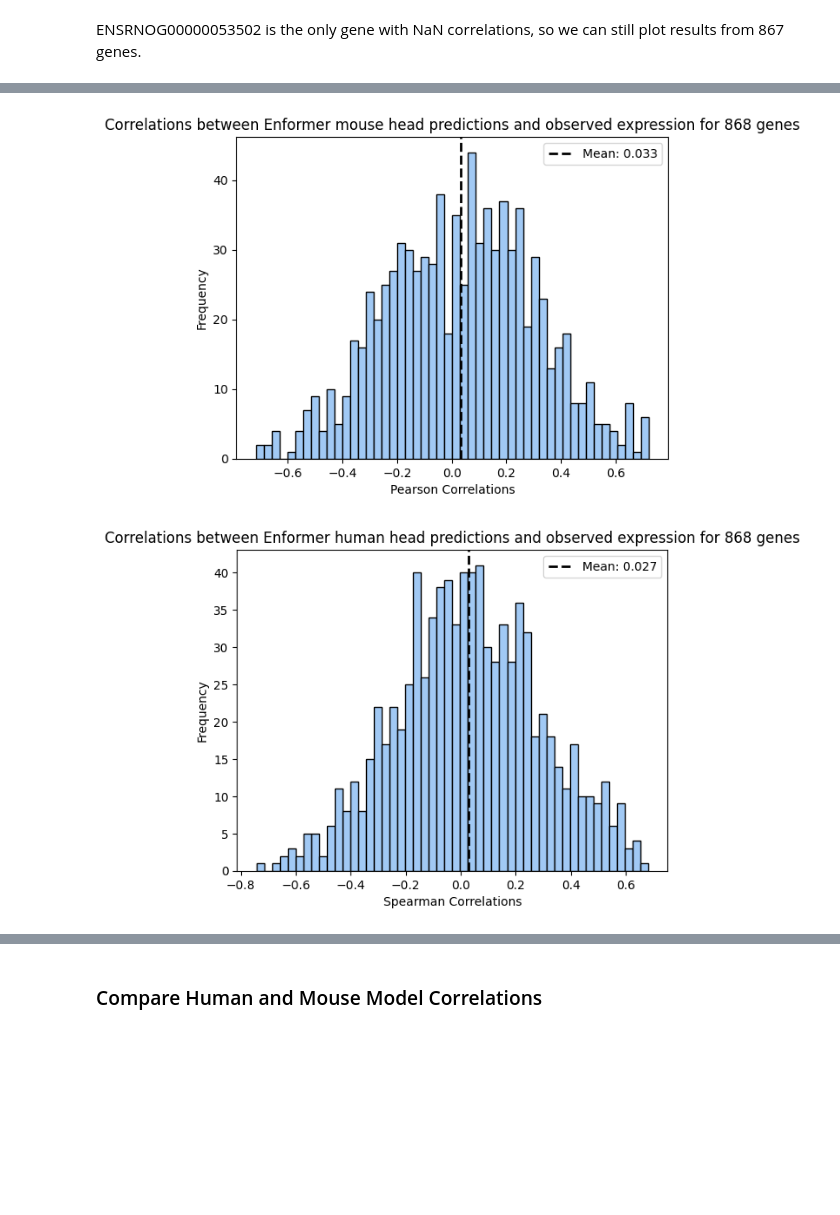
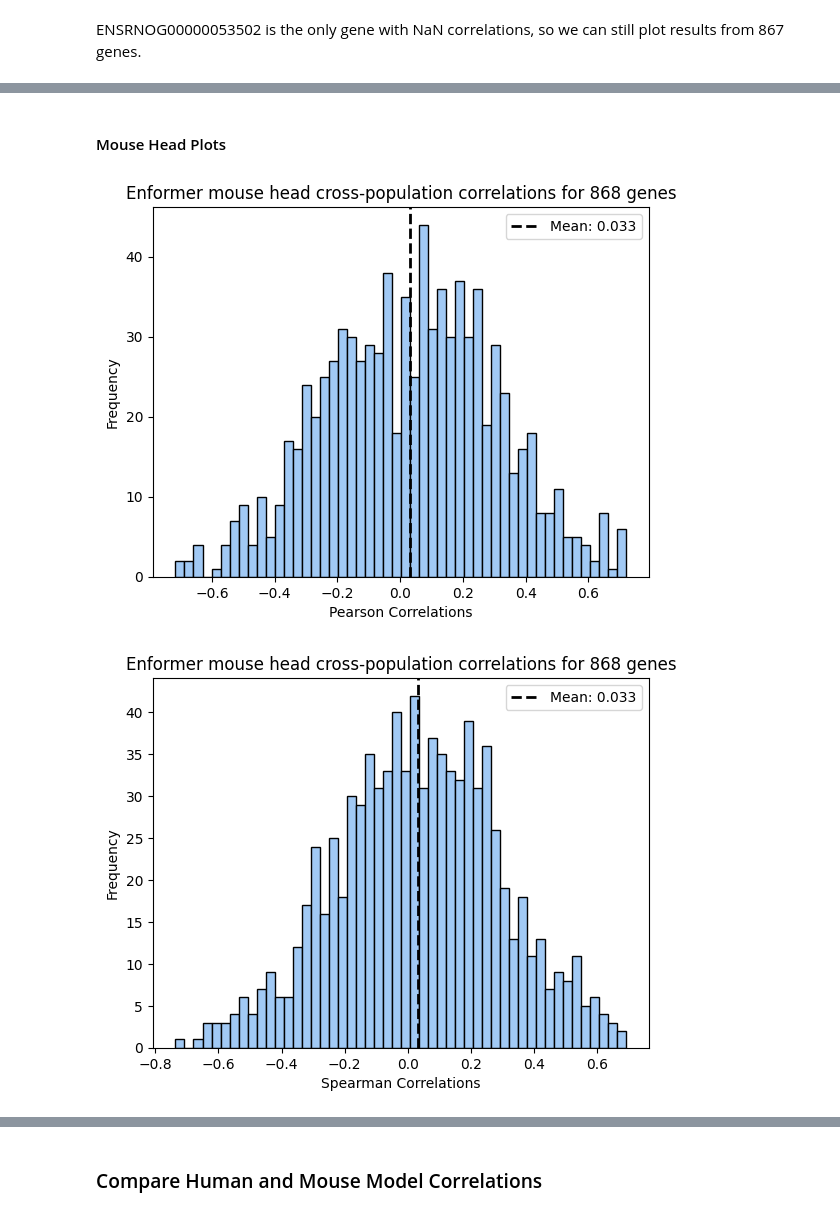
Before and after one commit to hakyimlab/sabrina-deep-learning-in-genomics, a Jupyter notebook: posts/2023-08-31-Br-personalized-prediction-on-more-genes/index.ipynb, the cells around one changed output, grey strips where cells are left out. Cells and saved outputs as stored; diff of their text form; code cells hidden in the pictures; blank space fills up the shorter version.

```diff
--- a/posts/2023-08-31-Br-personalized-prediction-on-more-genes/index.ipynb
+++ b/posts/2023-08-31-Br-personalized-prediction-on-more-genes/index.ipynb
@@ -82,3 +82,12 @@ with h5py.File(f"{project_dir}/selected_genes_mouse_and_human_predictions.h5", "
     for gene in file.keys():
         matrix = file[gene][:]
         expr_dict[gene] = pd.DataFrame(matrix, index = index, columns = ["observed", "human predicted", "mouse predicted"])
+# %%
+observed_matrix = pd.DataFrame(columns=gene_list)
+human_predicted_matrix = pd.DataFrame(columns=gene_list)
+mouse_predicted_matrix = pd.DataFrame(columns=gene_list)
+### dataframes for haky
+for gene in gene_list:
+    observed_matrix[gene] = expr_dict[gene]['observed']
+    human_predicted_matrix[gene] = expr_dict[gene]['human predicted']
+    mouse_predicted_matrix[gene] = expr_dict[gene]['mouse predicted']
@@ -143,7 +182,9 @@ plt.show()
+# %% [markdown]
+#### Mouse Head Plots
 # %%
 # Plot a histogram
 plt.hist(pearson_corr_by_gene["mouse"], bins=50, edgecolor='black', color=colors[0])  # 'bins' determines the number of bins or bars
-plt.title('Correlations between Enformer mouse head predictions and observed expression for 868 genes')
+plt.title('Enformer mouse head cross-population correlations for 868 genes')
 
 plt.xlabel('Pearson Correlations')
 plt.ylabel('Frequency')
@@ -155,17 +196,17 @@ plt.legend()
 # Display the plot
 plt.show()
 # %% [output]
-[figure, old version]
+[figure, new version]
 # %%
 # Plot a histogram
-plt.hist(spearman_corr_by_gene["human"], bins=50, edgecolor='black', color=colors[0])  # 'bins' determines the number of bins or bars
-plt.title('Correlations between Enformer human head predictions and observed expression for 868 genes')
+plt.hist(spearman_corr_by_gene["mouse"], bins=50, edgecolor='black', color=colors[0])  # 'bins' determines the number of bins or bars
+plt.title('Enformer mouse head cross-population correlations for 868 genes')
 plt.xlabel('Spearman Correlations')
 plt.ylabel('Frequency')
-mean = np.mean(spearman_corr_by_gene["human"])
+mean = np.mean(spearman_corr_by_gene["mouse"])
 plt.axvline(mean, color='black', linestyle='dashed', linewidth=2, label=f'Mean: {mean:.3f}')
 plt.legend()
 # Display the plot
 plt.show()
 # %% [output]
-[figure, old version]
+[figure, new version]
```
Also changed, not shown: parts of 8 cells of this notebook.
